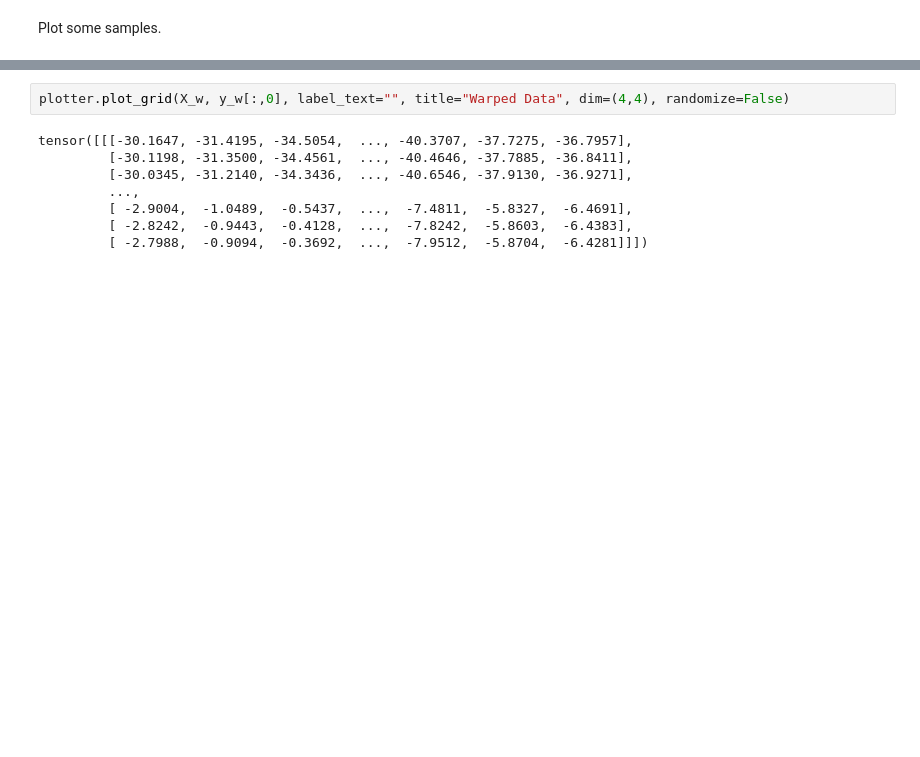
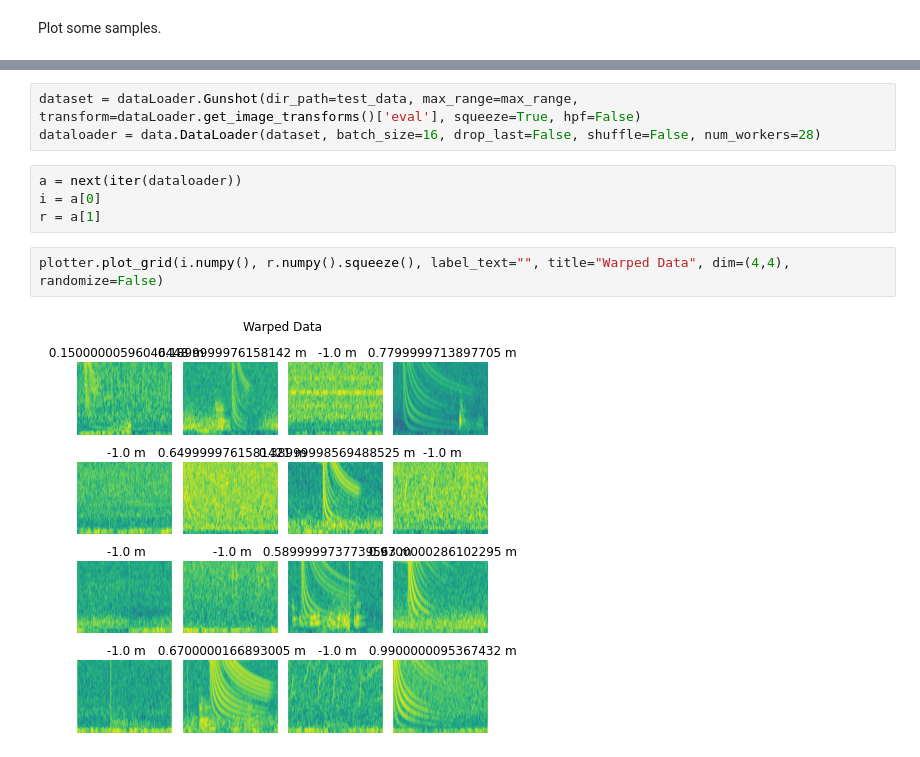
Before and after one commit to whoi-mars/detect_and_range, a Jupyter notebook: create_data.ipynb, the cells around one changed output, grey strips where cells are left out. Drawn from its saved outputs; the diff is of its cells as text; blank space fills up the shorter version.

```diff
--- a/create_data.ipynb
+++ b/create_data.ipynb
@@ -207,10 +228,11 @@ Original Traceback (most recent call last):
-# %%
-plotter.plot_grid(X_w, y_w[:,0], label_text="", title="Warped Data", dim=(4,4), randomize=False)
-# %% [output]
-tensor([[[-30.1647, -31.4195, -34.5054,  ..., -40.3707, -37.7275, -36.7957],
-         [-30.1198, -31.3500, -34.4561,  ..., -40.4646, -37.7885, -36.8411],
-         [-30.0345, -31.2140, -34.3436,  ..., -40.6546, -37.9130, -36.9271],
-         ...,
-         [ -2.9004,  -1.0489,  -0.5437,  ...,  -7.4811,  -5.8327,  -6.4691],
-         [ -2.8242,  -0.9443,  -0.4128,  ...,  -7.8242,  -5.8603,  -6.4383],
-         [ -2.7988,  -0.9094,  -0.3692,  ...,  -7.9512,  -5.8704,  -6.4281]]])
+# %%
+dataset = dataLoader.Gunshot(dir_path=test_data, max_range=max_range, transform=dataLoader.get_image_transforms()['eval'], squeeze=True, hpf=False)
+dataloader = data.DataLoader(dataset, batch_size=16, drop_last=False, shuffle=False, num_workers=28)
+# %%
+a = next(iter(dataloader))
+i = a[0]
+r = a[1]
+# %%
+plotter.plot_grid(i.numpy(), r.numpy().squeeze(), label_text="", title="Warped Data", dim=(4,4), randomize=False)
+# %% [output]
+[figure, added]
```
Also changed, not shown: parts of 12 cells of this notebook.
